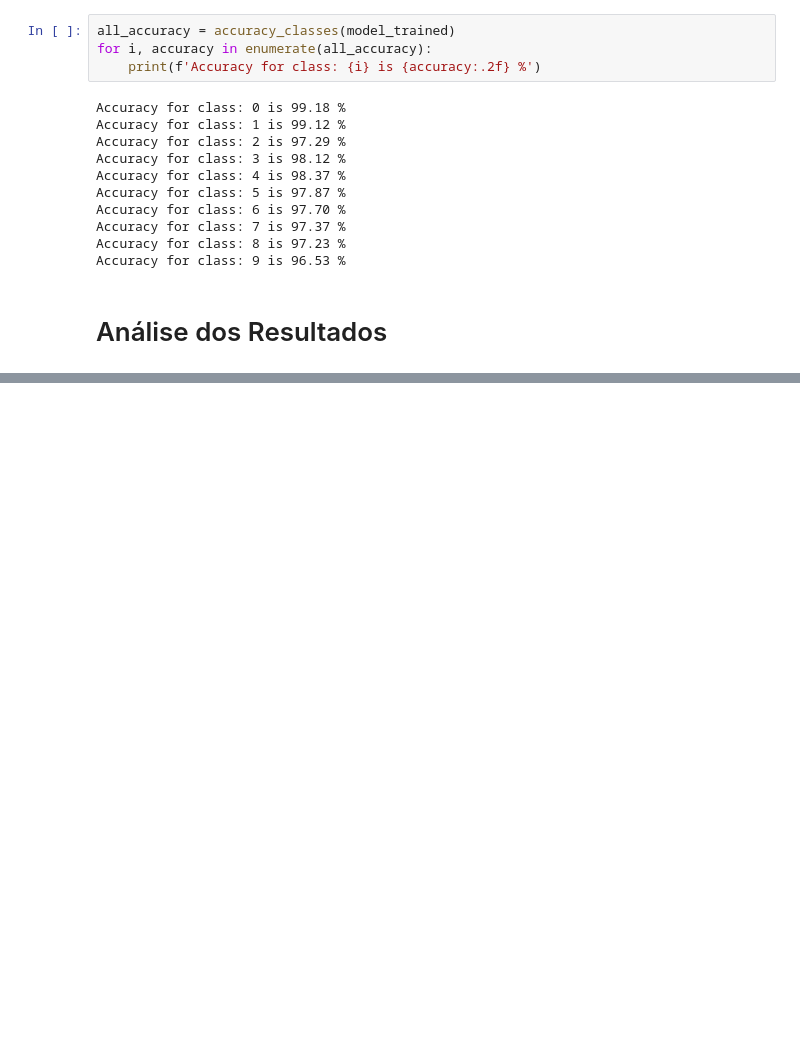
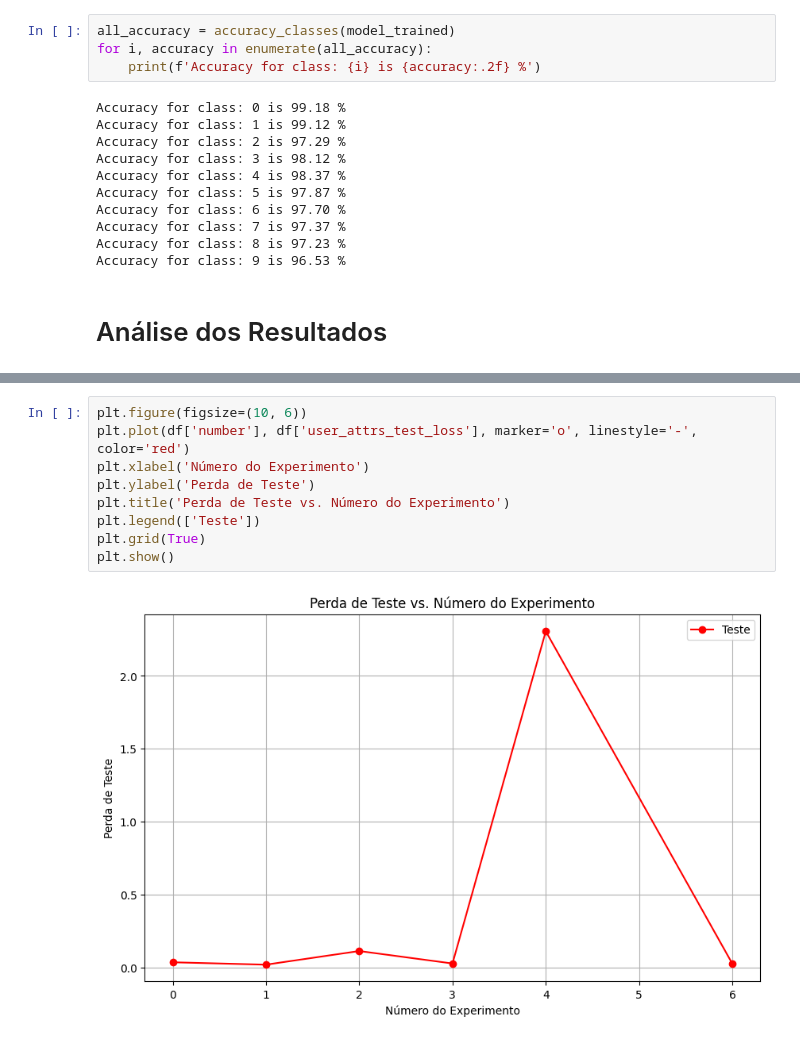
Before and after one commit to GuilhermeMaciel75/Redes_Neurais_p1, a Jupyter notebook: src/CNNPyTorch.ipynb, the cells around one changed output, grey strips where cells are left out. Cells and saved outputs as stored; diff of their text form; blank space fills up the shorter version.

```diff
--- a/src/CNNPyTorch.ipynb
+++ b/src/CNNPyTorch.ipynb
@@ -701,3 +741,14 @@ ax.legend()
+# %%
+plt.figure(figsize=(10, 6))
+plt.plot(df['number'], df['user_attrs_test_loss'], marker='o', linestyle='-', color='red')
+plt.xlabel('Número do Experimento')
+plt.ylabel('Perda de Teste')
+plt.title('Perda de Teste vs. Número do Experimento')
+plt.legend(['Teste'])
+plt.grid(True)
+plt.show()
+# %% [output]
+[figure, added]
 # %%
 plt.figure(figsize=(16, 8))
 
```
Also changed, not shown: parts of 8 cells of this notebook.
